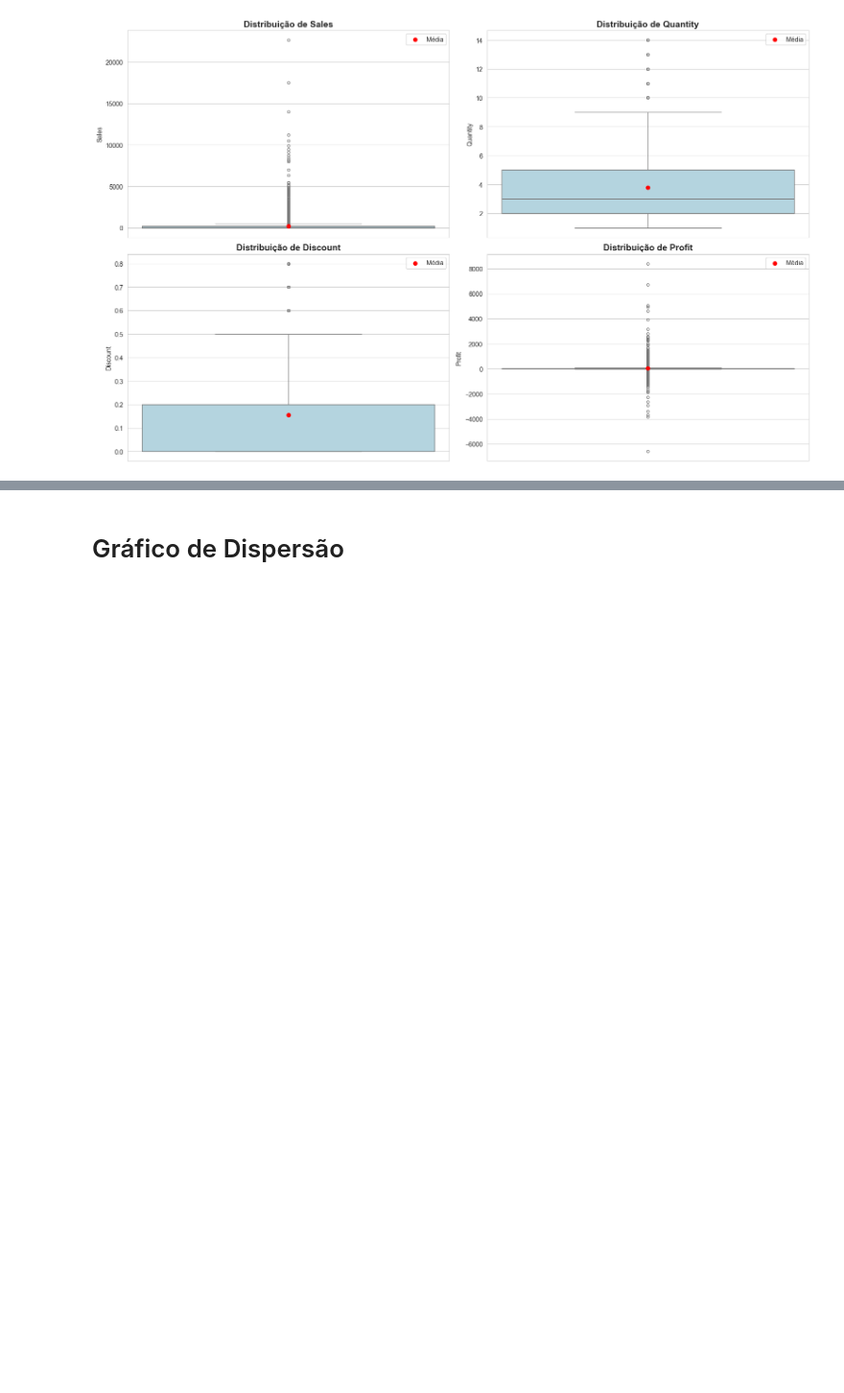
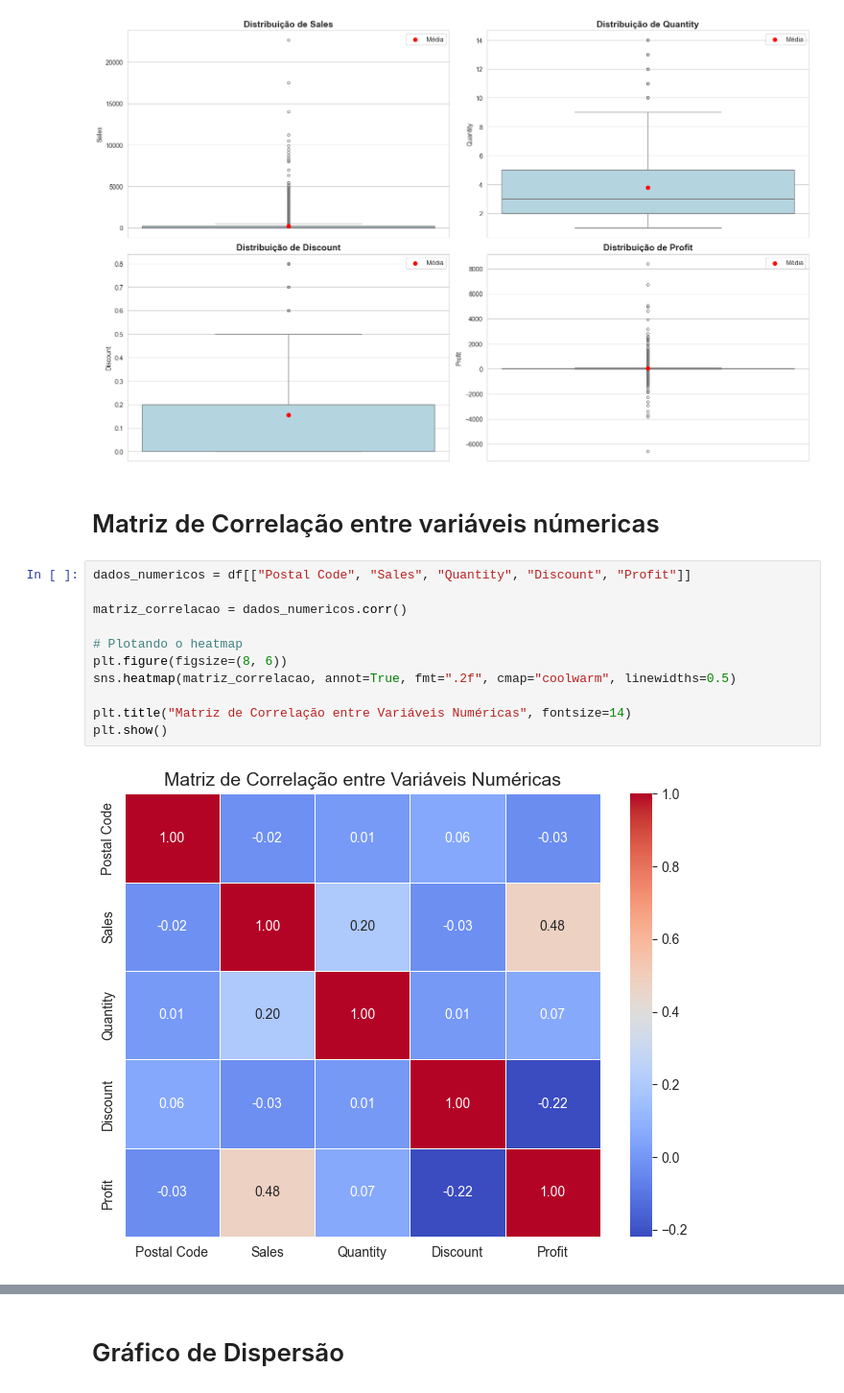
Before and after one commit to MaluAbrami/trabAnaliseDeDados, a Jupyter notebook: notebooks/Trabalho.ipynb, the cells around one changed output, grey strips where cells are left out. Shown at 96% size. Saved outputs shown, nothing was run; the diff lists cells and outputs as text; blank space fills up the shorter version.

Commit message:
add matriz de correlação entre variaveis numericas e analise interpretativa da matriz

```diff
--- a/notebooks/Trabalho.ipynb
+++ b/notebooks/Trabalho.ipynb
@@ -344,3 +344,18 @@ plt.tight_layout()
 plt.show()
 # %% [output]
 [figure]
+# %% [markdown]
+# Matriz de Correlação entre variáveis númericas
+# %%
+dados_numericos = df[["Postal Code", "Sales", "Quantity", "Discount", "Profit"]]
+
+matriz_correlacao = dados_numericos.corr()
+
+# Plotando o heatmap
+plt.figure(figsize=(8, 6))
+sns.heatmap(matriz_correlacao, annot=True, fmt=".2f", cmap="coolwarm", linewidths=0.5)
+
+plt.title("Matriz de Correlação entre Variáveis Numéricas", fontsize=14)
+plt.show()
+# %% [output]
+[figure, added]
```
Also changed, not shown: parts of 2 cells of this notebook.
